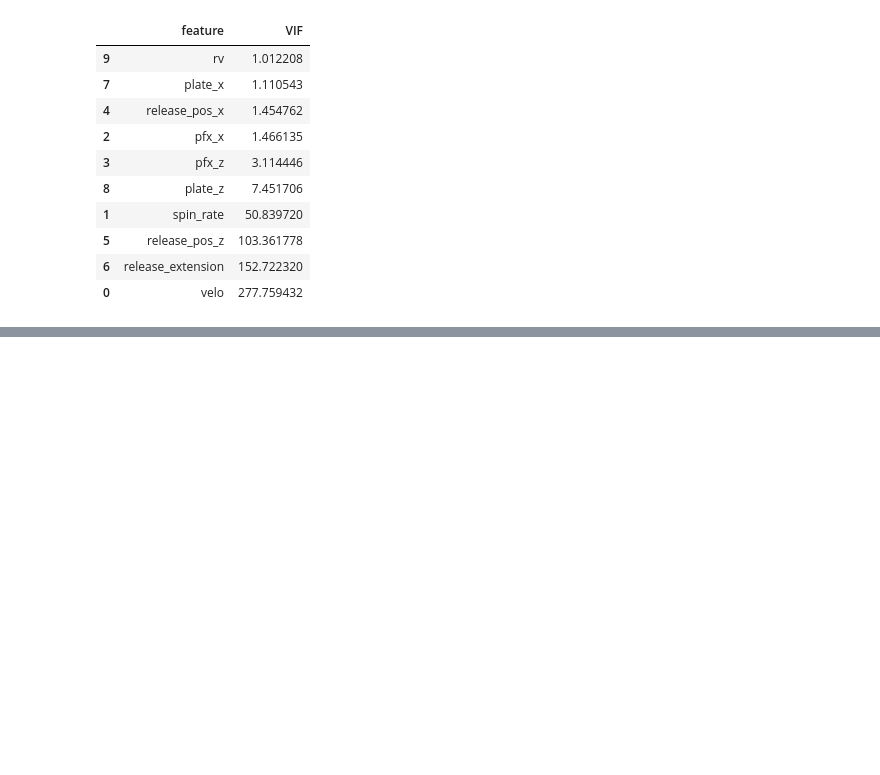
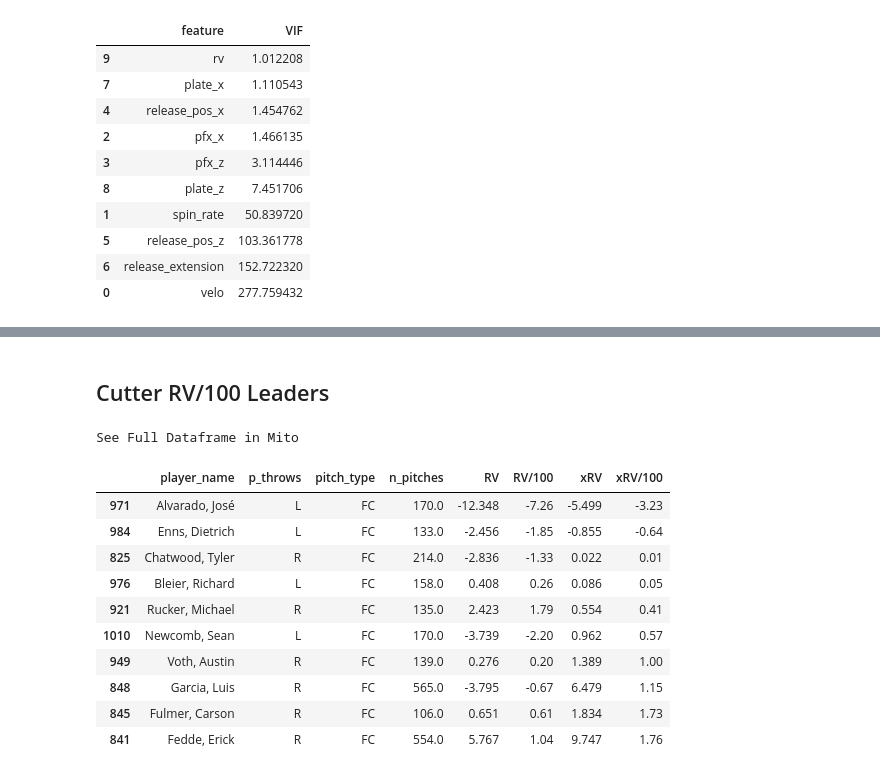
Before and after one commit to anthonyzurke/pitch-model, a Jupyter notebook: notebooks/analysis.ipynb, the cells around one changed output, grey strips where cells are left out. Drawn from its saved outputs; the diff is of its cells as text; code cells hidden in the pictures; blank space fills up the shorter version.

```diff
--- a/notebooks/analysis.ipynb
+++ b/notebooks/analysis.ipynb
@@ -143,0 +142,18 @@ See Full Dataframe in Mito
+# %% [markdown]
+## Cutter RV/100 Leaders
+# %%
+fc_leaders = fc.sort_values(by = ['xRV/100'])
+fc_leaders.head(10)
+# %% [output]
+See Full Dataframe in Mito
+|  | player_name | p_throws | pitch_type | n_pitches | RV | RV/100 | xRV | xRV/100 |
+| 971 | Alvarado, José | L | FC | 170.0 | -12.348 | -7.26 | -5.499 | -3.23 |
+| 984 | Enns, Dietrich | L | FC | 133.0 | -2.456 | -1.85 | -0.855 | -0.64 |
+| 825 | Chatwood, Tyler | R | FC | 214.0 | -2.836 | -1.33 | 0.022 | 0.01 |
+| 976 | Bleier, Richard | L | FC | 158.0 | 0.408 | 0.26 | 0.086 | 0.05 |
+| 921 | Rucker, Michael | R | FC | 135.0 | 2.423 | 1.79 | 0.554 | 0.41 |
+| 1010 | Newcomb, Sean | L | FC | 170.0 | -3.739 | -2.20 | 0.962 | 0.57 |
+| 949 | Voth, Austin | R | FC | 139.0 | 0.276 | 0.20 | 1.389 | 1.00 |
+| 848 | Garcia, Luis | R | FC | 565.0 | -3.795 | -0.67 | 6.479 | 1.15 |
+| 845 | Fulmer, Carson | R | FC | 106.0 | 0.651 | 0.61 | 1.834 | 1.73 |
+| 841 | Fedde, Erick | R | FC | 554.0 | 5.767 | 1.04 | 9.747 | 1.76 |
```
Also changed, not shown: parts of 24 cells of this notebook, 1 other file.
